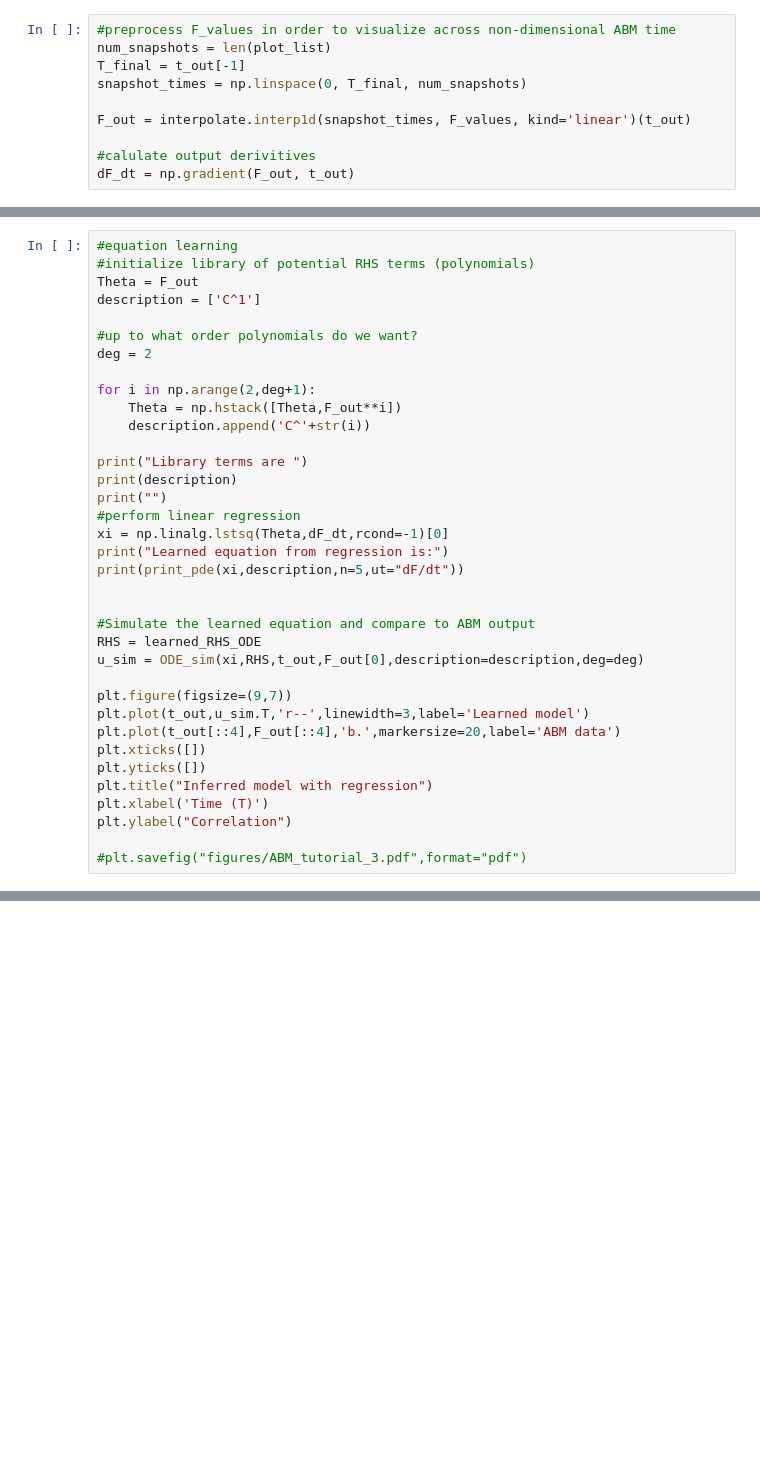
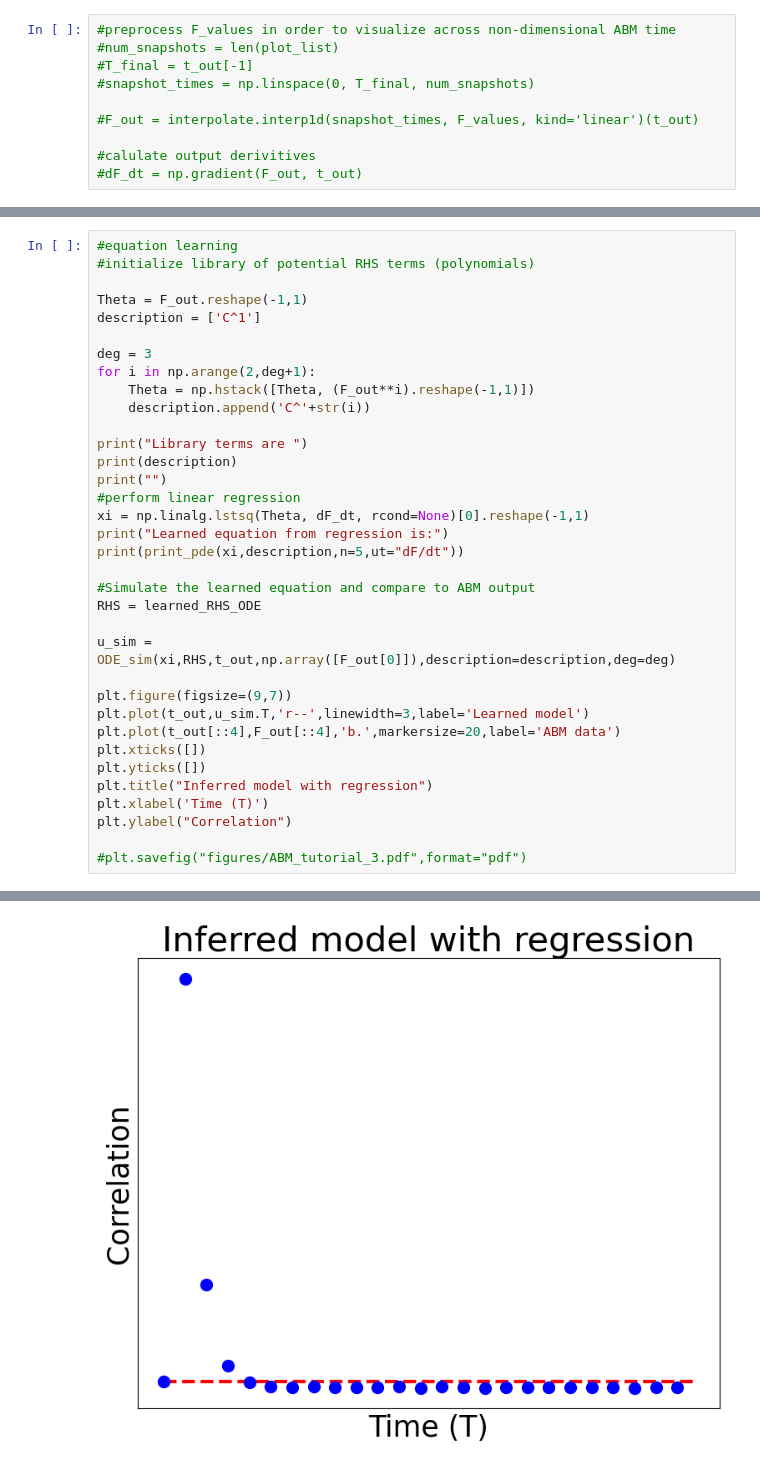
Before and after one commit to msadeck/Correlation-Functions, a Jupyter notebook: ABM/correlations.ipynb, the cells around one changed output, grey strips where cells are left out. Cells and saved outputs as stored; diff of their text form; blank space fills up the shorter version.

```diff
--- a/ABM/correlations.ipynb
+++ b/ABM/correlations.ipynb
@@ -43,13 +36,13 @@ F_values = np.array([compute_F(A) for A in plot_list])
 # %%
 #preprocess F_values in order to visualize across non-dimensional ABM time
-num_snapshots = len(plot_list)
-T_final = t_out[-1]
-snapshot_times = np.linspace(0, T_final, num_snapshots)
+#num_snapshots = len(plot_list)
+#T_final = t_out[-1]
+#snapshot_times = np.linspace(0, T_final, num_snapshots)
 
-F_out = interpolate.interp1d(snapshot_times, F_values, kind='linear')(t_out)
+#F_out = interpolate.interp1d(snapshot_times, F_values, kind='linear')(t_out)
 
 #calulate output derivitives
-dF_dt = np.gradient(F_out, t_out)
+#dF_dt = np.gradient(F_out, t_out)
 # %%
 #plot correlation vs time
 plt.figure(figsize=(8,5))
@@ -70,28 +63,27 @@ average correlation 1.0229275775316862
 # %%
 #equation learning
 #initialize library of potential RHS terms (polynomials)
-Theta = F_out
+
+Theta = F_out.reshape(-1,1)
 description = ['C^1']
 
-#up to what order polynomials do we want?
-deg = 2
-
+deg = 3
 for i in np.arange(2,deg+1):
-    Theta = np.hstack([Theta,F_out**i])
+    Theta = np.hstack([Theta, (F_out**i).reshape(-1,1)])
     description.append('C^'+str(i))
 
 print("Library terms are ")
 print(description)
 print("")
 #perform linear regression
-xi = np.linalg.lstsq(Theta,dF_dt,rcond=-1)[0]
+xi = np.linalg.lstsq(Theta, dF_dt, rcond=None)[0].reshape(-1,1)
 print("Learned equation from regression is:")
 print(print_pde(xi,description,n=5,ut="dF/dt"))
 
-
 #Simulate the learned equation and compare to ABM output
 RHS = learned_RHS_ODE
-u_sim = ODE_sim(xi,RHS,t_out,F_out[0],description=description,deg=deg)
+
+u_sim = ODE_sim(xi,RHS,t_out,np.array([F_out[0]]),description=description,deg=deg)
 
 plt.figure(figsize=(9,7))
 plt.plot(t_out,u_sim.T,'r--',linewidth=3,label='Learned model')
@@ -109,0 +105 @@ LinAlgError: 1-dimensional array given. Array must be two-dimensional
+[figure, added]
```
Also changed, not shown: parts of 8 cells of this notebook, 44 other files.
